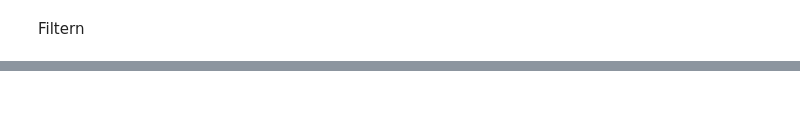
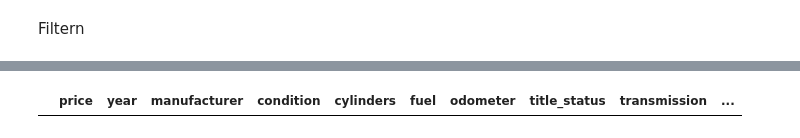
Before and after one commit to Beardlesspeet/KI_ML_Projectarbeit, a Jupyter notebook: Manuel_komplettloesung.ipynb, the cells around one changed output, grey strips where cells are left out. Cells and saved outputs as stored; diff of their text form; code cells hidden in the pictures; blank space fills up the shorter version.

```diff
--- a/Manuel_komplettloesung.ipynb
+++ b/Manuel_komplettloesung.ipynb
@@ -70,0 +292,8 @@ df.head()
+# %%
+dftest = df.copy()
+test = df[df['type'].notnull()].copy()
+mode = test.groupby('car_model')['type'].agg(pd.Series.mode)
+merged = pd.merge(dftest, mode, on = 'car_model', how = 'left')
+merged['type_x'].fillna(merged['type_y'], inplace = True)
+
+df['type'] = merged['type_x'].tolist()
@@ -106,5 +333,0 @@ df.shape
-# %%
-#size is perfect multicollinear with car model => drop size column
-
-df.drop('size', axis = 1, inplace = True)
-df.shape
@@ -233,5 +333,0 @@ df.shape
-# %%
-#region & state contain same information (certain region is always in the same state)
-
-df.drop('region', axis = 1, inplace = True)
-df.shape
@@ -296,6 +394,12 @@ def k_means_clustering(datafr, k):
     return df_to_return
 # %%
 reg = LinearRegression()
+# %%
+df=df.drop(['type'], axis=1)
+df.fillna('unknown')
+df[df.isna().any(axis=1)]
+# %% [output]
+|  | price | year | manufacturer | condition | cylinders | fuel | odometer | title_status | transmission | ... |
 # %%
 #initial linear regression model
 
```
Also changed, not shown: parts of 88 cells of this notebook, 1 other file.
